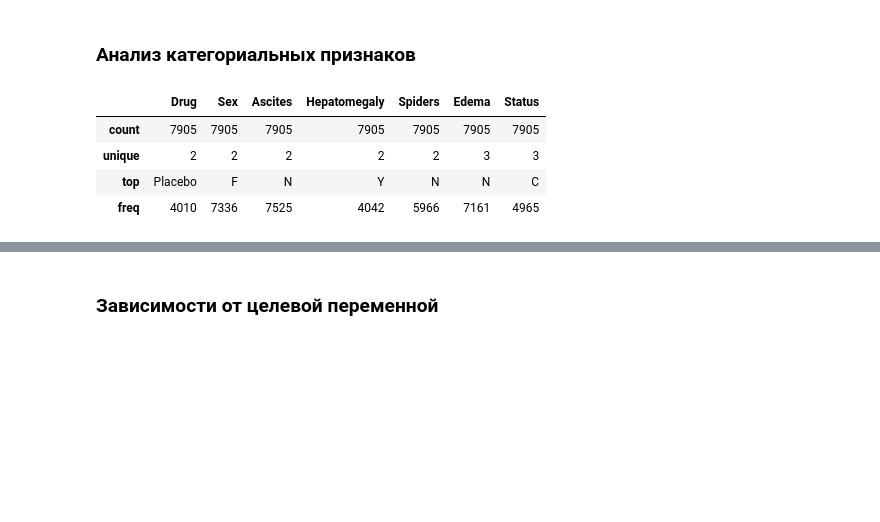
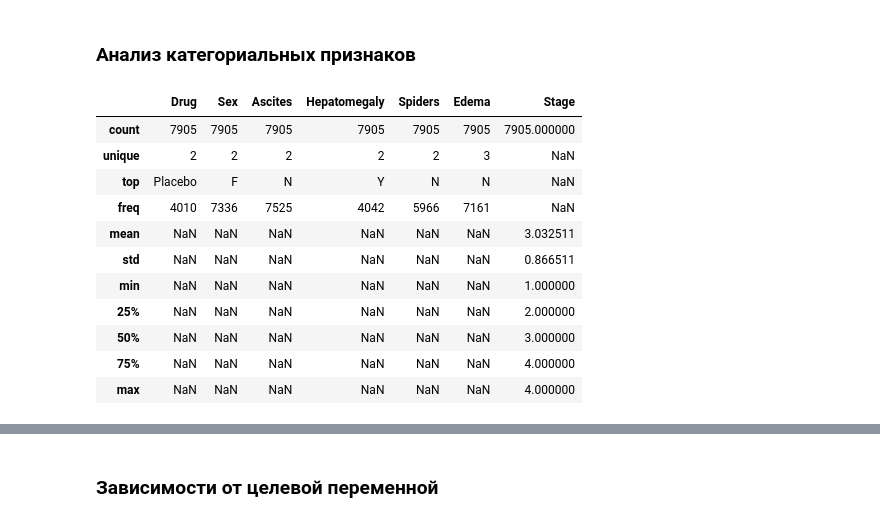
Before and after one commit to horacemtb/cirrhosis-survival-prediction, a Jupyter notebook: notebooks/drafts/eda_valya.ipynb, the cells around one changed output, grey strips where cells are left out. Saved outputs shown, nothing was run; the diff lists cells and outputs as text; code cells hidden in the pictures; blank space fills up the shorter version.

```diff
--- a/notebooks/drafts/eda_valya.ipynb
+++ b/notebooks/drafts/eda_valya.ipynb
@@ -56,7 +56,7 @@ import matplotlib.pyplot as plt
 import numpy as np
 import seaborn as sns
 # %%
-data = pd.read_csv('../data/train.csv')
+data = pd.read_csv('../../data/train.csv')
 # %%
 data.head()
 # %% [output]
@@ -136,0 +164,11 @@ id
+# %%
+num_data = num_data.drop(['Stage'])
+new_cat_data = ['Drug', 'Sex', 'Ascites', 'Hepatomegaly', 'Spiders', 'Edema', 'Stage']
+cat_data = data[new_cat_data].columns
+
+
+print("Категориальные признаки:")
+print(data[cat_data].columns)
+print()
+print("Числовые признаки:")
+print(data[num_data].columns)
@@ -185,11 +250,18 @@ dtype: int64
 # %% [markdown]
 ### Анализ категориальных признаков
 # %%
-data[cat_data].describe()
+data[cat_data].describe(include="all")
 # %% [output]
-|  | Drug | Sex | Ascites | Hepatomegaly | Spiders | Edema | Status |
-| count | 7905 | 7905 | 7905 | 7905 | 7905 | 7905 | 7905 |
-| unique | 2 | 2 | 2 | 2 | 2 | 3 | 3 |
-| top | Placebo | F | N | Y | N | N | C |
-| freq | 4010 | 7336 | 7525 | 4042 | 5966 | 7161 | 4965 |
+|  | Drug | Sex | Ascites | Hepatomegaly | Spiders | Edema | Stage |
+| count | 7905 | 7905 | 7905 | 7905 | 7905 | 7905 | 7905.000000 |
+| unique | 2 | 2 | 2 | 2 | 2 | 3 | NaN |
+| top | Placebo | F | N | Y | N | N | NaN |
+| freq | 4010 | 7336 | 7525 | 4042 | 5966 | 7161 | NaN |
+| mean | NaN | NaN | NaN | NaN | NaN | NaN | 3.032511 |
+| std | NaN | NaN | NaN | NaN | NaN | NaN | 0.866511 |
+| min | NaN | NaN | NaN | NaN | NaN | NaN | 1.000000 |
+| 25% | NaN | NaN | NaN | NaN | NaN | NaN | 2.000000 |
+| 50% | NaN | NaN | NaN | NaN | NaN | NaN | 3.000000 |
+| 75% | NaN | NaN | NaN | NaN | NaN | NaN | 4.000000 |
+| max | NaN | NaN | NaN | NaN | NaN | NaN | 4.000000 |
 # %% [markdown]
```
Also changed, not shown: parts of 19 cells of this notebook.
